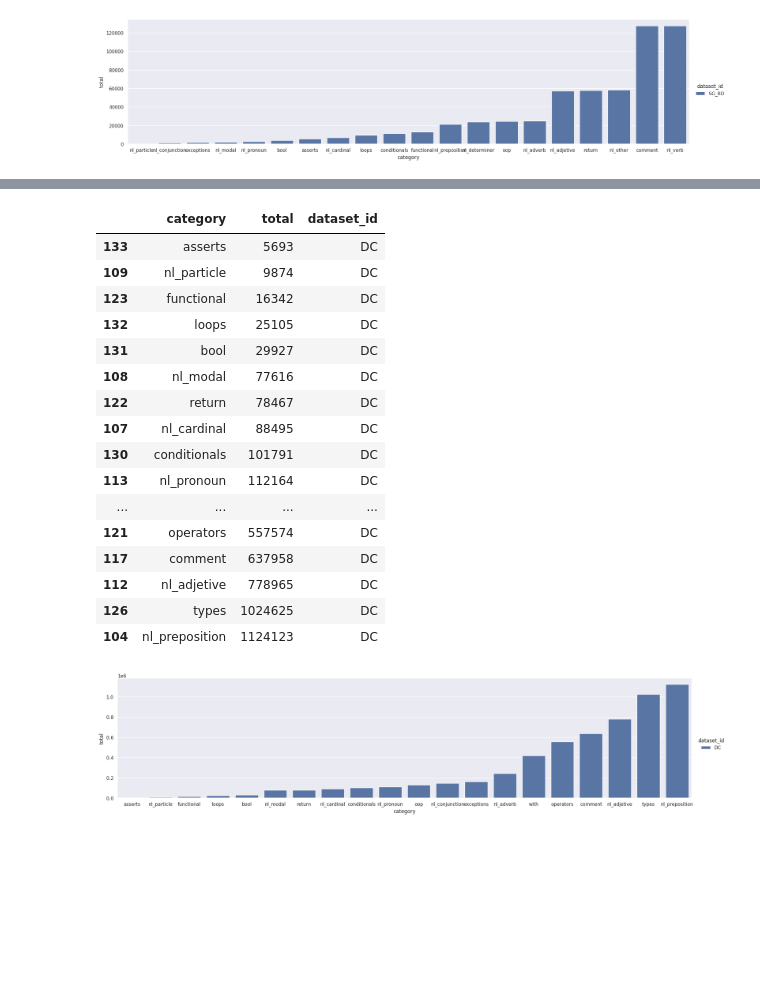
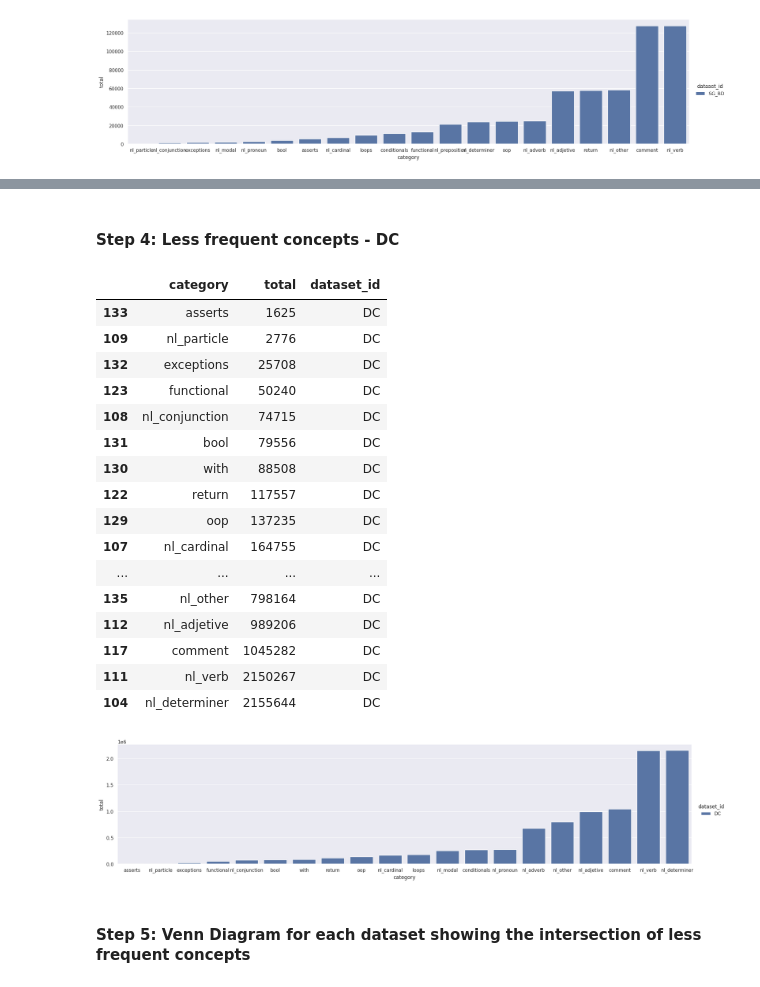
Before and after one commit to WM-SEMERU/code-rationales, a Jupyter notebook: nbs/experiments/[1.1.1]_[1.1.2].ipynb, the cells around one changed output, grey strips where cells are left out. Drawn from its saved outputs; the diff is of its cells as text; code cells hidden in the pictures; blank space fills up the shorter version.

```diff
--- a/nbs/experiments/[1.1.1]_[1.1.2].ipynb
+++ b/nbs/experiments/[1.1.1]_[1.1.2].ipynb
@@ -4,7 +23,7 @@
 def param_default():
     return {
         'model': 'codeparrot',
-        'modality' : 'nl_sc',
+        'modality' : 'sc',
         'datasets' : {
             'SG_BD' : 'code_completion_random_cut_5k_30_512_tokens',
             'DC_SG_BD' : 'code_completion_docstring_random_cut_3.8k_30_150_tokens',
@@ -15,7 +34,6 @@ def param_default():
         'bootstrapping_size': 500,
         ######## INPUT
         'global_taxonomy_results': '/workspaces/code-rationales/data/global_taxonomy_results',
-        'grouping_results': '/workspaces/code-rationales/data/experiments/grouping_results',
         ######## OUTPUT
         'quantitative_results' : '/workspaces/code-rationales/data/experiments/quantitative_results',
     }
@@ -156,4 +163,5 @@ def get_frequencies_df():
         dataset_frequency_df['dataset_id'] = [dataset_id]*dataset_frequency_df.shape[0]
         frequencies_df = pd.concat([frequencies_df,dataset_frequency_df], ignore_index=True)
         frequencies_df['total'] = pd.to_numeric(frequencies_df['total'])
+        frequencies_df.to_csv(params['quantitative_results'] + '/' + params['model'] + '/' + params['modality']  + '/' + params['datasets'][dataset_id] + '_frequencies_dataset' + '.csv', index=False)
     return frequencies_df
@@ -393,29 +444,33 @@ g = sns.catplot(x='category', y='total', hue='dataset_id', data=top_20_least_fre
+# %% [markdown]
+#### Step 4: Less frequent concepts - DC
 # %%
-top_20_least_frequent_concepts_df = frequencies_df[frequencies_df['dataset_id'] == 'DC'].nsmallest(20, 'total')
-top_20_least_frequent_df = pd.concat([top_20_least_frequent_df, top_20_least_frequent_concepts_df], ignore_index=True)
-top_20_least_frequent_concepts_df
+top_20_less_frequent_concepts_df = frequencies_df[frequencies_df['dataset_id'] == 'DC'].nsmallest(20, 'total')
+top_20_less_frequent_df = pd.concat([top_20_less_frequent_df, top_20_less_frequent_concepts_df], ignore_index=True)
+top_20_less_frequent_concepts_df
 # %% [output]
 |  | category | total | dataset_id |
-| 133 | asserts | 5693 | DC |
-| 109 | nl_particle | 9874 | DC |
-| 123 | functional | 16342 | DC |
-| 132 | loops | 25105 | DC |
-| 131 | bool | 29927 | DC |
-| 108 | nl_modal | 77616 | DC |
-| 122 | return | 78467 | DC |
-| 107 | nl_cardinal | 88495 | DC |
-| 130 | conditionals | 101791 | DC |
-| 113 | nl_pronoun | 112164 | DC |
+| 133 | asserts | 1625 | DC |
+| 109 | nl_particle | 2776 | DC |
+| 132 | exceptions | 25708 | DC |
+| 123 | functional | 50240 | DC |
+| 108 | nl_conjunction | 74715 | DC |
+| 131 | bool | 79556 | DC |
+| 130 | with | 88508 | DC |
+| 122 | return | 117557 | DC |
+| 129 | oop | 137235 | DC |
+| 107 | nl_cardinal | 164755 | DC |
 | ... | ... | ... | ... |
-| 121 | operators | 557574 | DC |
-| 117 | comment | 637958 | DC |
-| 112 | nl_adjetive | 778965 | DC |
-| 126 | types | 1024625 | DC |
-| 104 | nl_preposition | 1124123 | DC |
+| 135 | nl_other | 798164 | DC |
+| 112 | nl_adjetive | 989206 | DC |
+| 117 | comment | 1045282 | DC |
+| 111 | nl_verb | 2150267 | DC |
+| 104 | nl_determiner | 2155644 | DC |
 # %%
-g = sns.catplot(x='category', y='total', hue='dataset_id', data=top_20_least_frequent_concepts_df, kind='bar', height=5, aspect=4)
+g = sns.catplot(x='category', y='total', hue='dataset_id', data=top_20_less_frequent_concepts_df, kind='bar', height=5, aspect=4)
 # %% [output]
-[figure, old version]
+[figure, new version]
+# %% [markdown]
+#### Step 5: Venn Diagram for each dataset showing the intersection of less frequent concepts
 # %%
 lf_category_dict = {dataset_id : set(frequencies_df[frequencies_df['dataset_id'] == dataset_id].nsmallest(20,'total')['category'].tolist()) for dataset_id in params['datasets'].keys()}
 # %%
```
Also changed, not shown: parts of 46 cells of this notebook, 6 other files.
